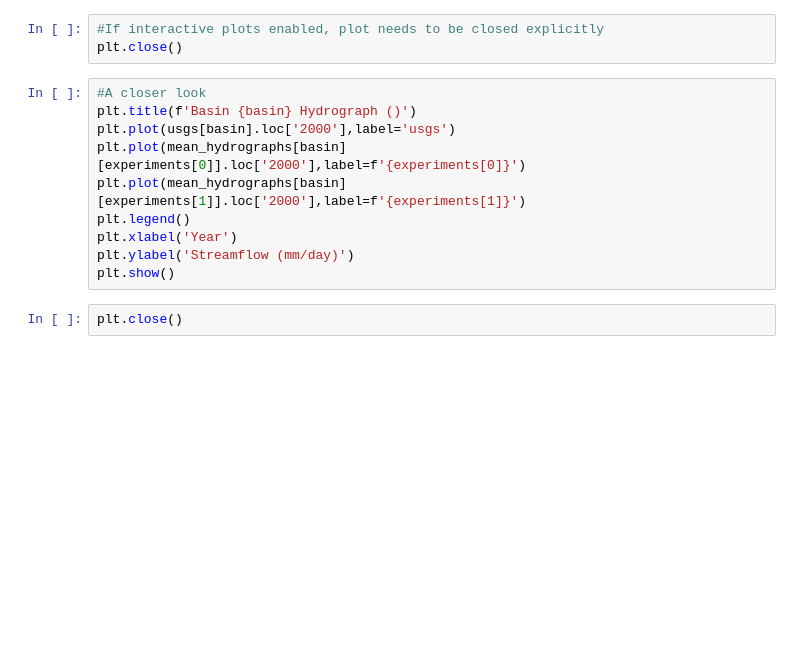
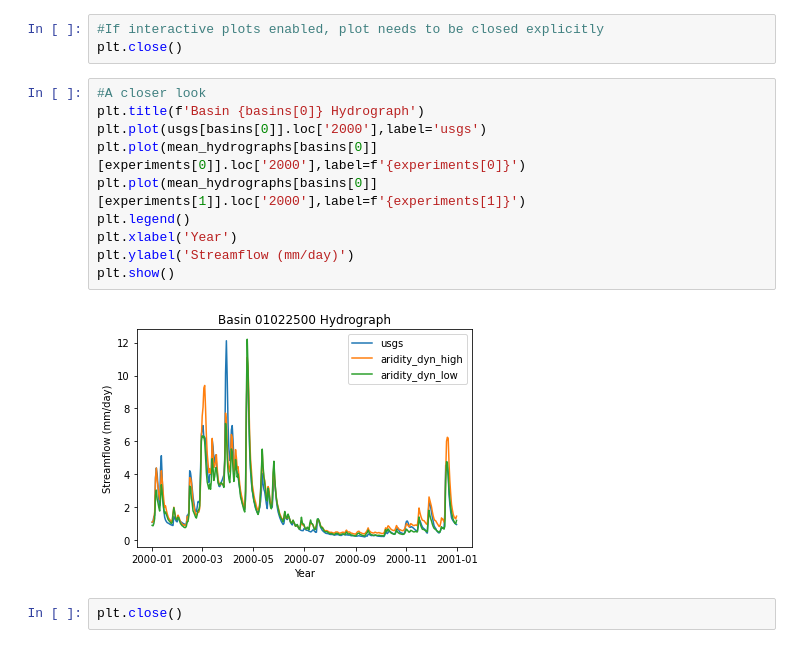
Before and after one commit to loganmqualls/NeuralHydrology-Climate-Experiments, a Jupyter notebook: 3_ensemble_and_analyze.ipynb, the cells around one changed output. Drawn from its saved outputs; the diff is of its cells as text; blank space fills up the shorter version.

```diff
--- a/3_ensemble_and_analyze.ipynb
+++ b/3_ensemble_and_analyze.ipynb
@@ -512,14 +518,16 @@ plt.show()
 plt.close()
 # %%
 #A closer look
-plt.title(f'Basin {basin} Hydrograph ()')
-plt.plot(usgs[basin].loc['2000'],label='usgs')
-plt.plot(mean_hydrographs[basin][experiments[0]].loc['2000'],label=f'{experiments[0]}')
-plt.plot(mean_hydrographs[basin][experiments[1]].loc['2000'],label=f'{experiments[1]}')
+plt.title(f'Basin {basins[0]} Hydrograph')
+plt.plot(usgs[basins[0]].loc['2000'],label='usgs')
+plt.plot(mean_hydrographs[basins[0]][experiments[0]].loc['2000'],label=f'{experiments[0]}')
+plt.plot(mean_hydrographs[basins[0]][experiments[1]].loc['2000'],label=f'{experiments[1]}')
 plt.legend()
 plt.xlabel('Year')
 plt.ylabel('Streamflow (mm/day)')
 plt.show()
+# %% [output]
+[figure, added]
 # %%
 plt.close()
 # %% [markdown]
```
Also changed, not shown: parts of 15 cells of this notebook.
